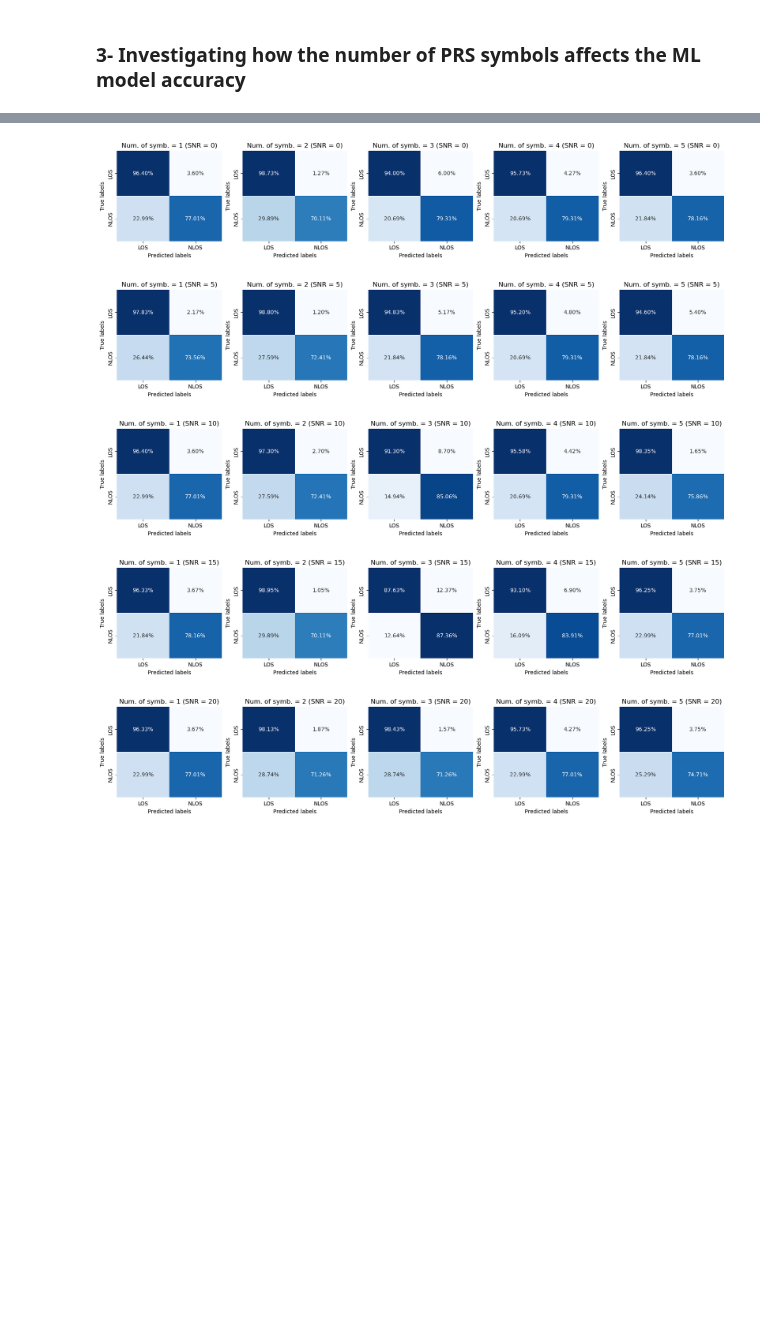
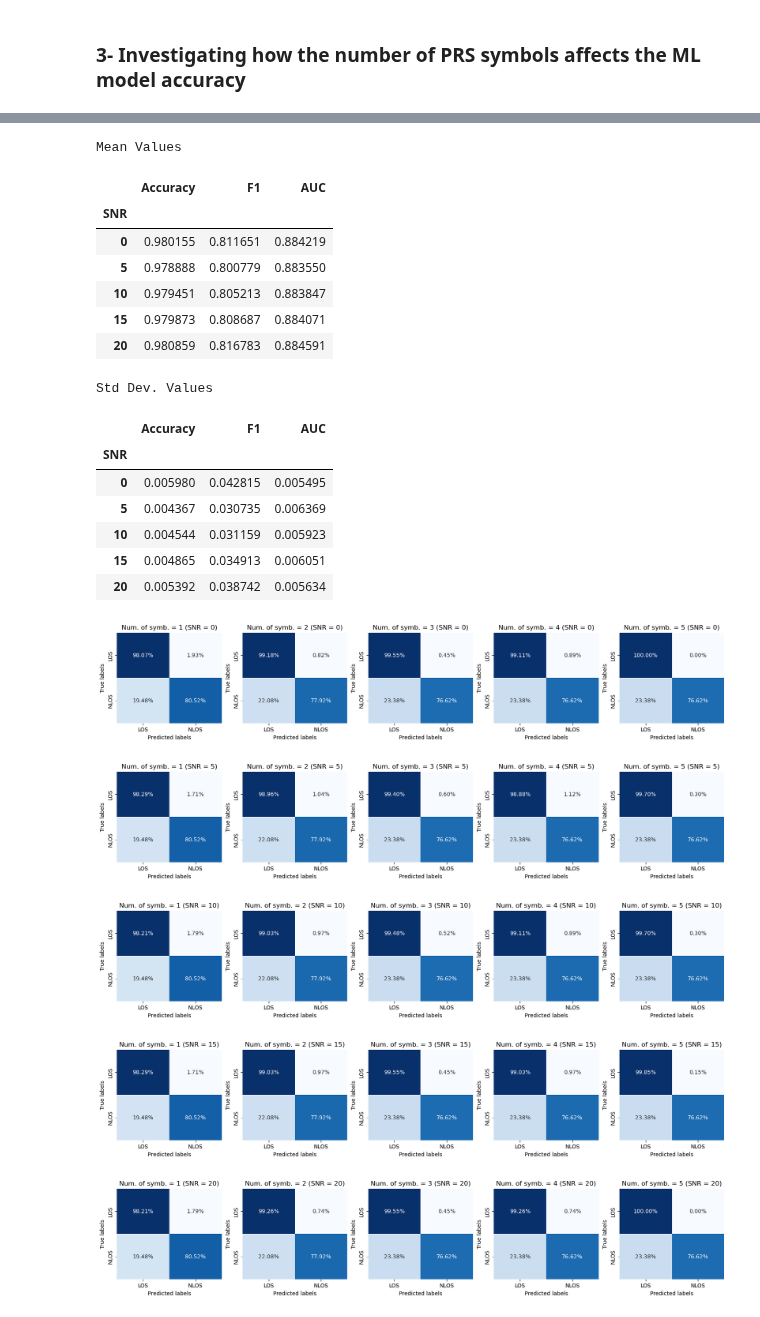
Before and after one commit to hamedtea/thesis, a Jupyter notebook: Feature_based_ML_model.ipynb, the cells around one changed output, grey strips where cells are left out. Drawn from its saved outputs; the diff is of its cells as text; code cells hidden in the pictures; blank space fills up the shorter version.

```diff
--- a/Feature_based_ML_model.ipynb
+++ b/Feature_based_ML_model.ipynb
@@ -8,13 +8,13 @@ import seaborn as sns
 ## Reading Features
 # %%
 #PRS = np.load('PRS.npy')
-FE_SNR = np.load('FE_SNR.npy')
-labels = np.load('labels.npy')
+FE_SNR_PRS = np.load('FE_SNR_PRS.npy')
+labels = np.load('label_bs_id_11.npy')
 #cor = np.load('cor.npy')
 #RX = np.load('RX_time.npy')
 #RX = np.stack((np.abs(RX), np.angle(RX)), axis = -2)
 #print(f'RX shape = {RX.shape}\ncorrelation shape = {cor.shape}\nstatistical feature shape = {FE.shape},\nLOS = {np.unique(labels, return_counts=True)}')
-FE = FE_SNR[2] #train the model with the highest noise value
+FE = FE_SNR_PRS[7] #train the model with the highest noise value
 print(f'statistical feature shape = {FE.shape},\nLOS/NLOS labels = {np.unique(labels, return_counts=True)}')
 unique_labels, counts = np.unique(labels, return_counts=True)
 class_names = ['LOS', 'NLOS']
@@ -752,5 +752,5 @@ sorted by accuracy, Noise = 20
 # %%
-final_classifier = SC_pipes[2]
+final_classifier = SC_pipes[4]
 final_classifier
 # %% [output]
 StackingClassifier(cv='prefit',
@@ -775,9 +775,11 @@ FINISHHHHHHHHHHHHHHHHHHHHHHHHHHHHHHH ---> NEW codes for novel ideas will be adde
 # %% [markdown]
 ### 2- Investigating the effect of noise floor using the best stacking classifier
 # %%
-ind = np.array([0, 1, 4, 5, 0+6, 1+6, 4+6, 5+6, 0+12, 1+12, 4+12, 5+12, 0+18, 1+18, 4+18, 5+18, 0+24, 1+24, 4+24, 5+24])
+ind = np.array([0, 1, 4, 5, 0+6, 1+6, 4+6, 5+6, 0+12, 1+12, 4+12, 5+12, 0+18, 1+18, 4+18, 5+18, 0+24, 1+24, 4+24, 5+24]) #dimention reduction indices according to pearson correlation analysis
 fig, ax = plt.subplots(nrows=1, ncols=5, figsize=(20, 3))
 output_SNR = {'SNR': SNRdB, "Accuracy":[], 'F1':[], 'AUC':[]}
+BW_100_indices = [1,4,7,10,13] #select thoes indices that include 100MHz BW
+FE_SNR = [FE_SNR_PRS[i] for i in BW_100_indices] #select signals with different noise values and the same 100MHz BW
 for idx, FE in enumerate(FE_SNR):
     u = FE.reshape(FE.shape[0], -1) #flatten for 5 symbols
     uu = u[:,ind] #select thoes statistical features that are not correlated --> column ind. is calculated before
@@ -835,10 +839,11 @@ final_model = estimators[2][1].named_steps['estimator'] # select the second tupl
 for idx, FE in enumerate(FE_SNR):
     fig, ax = plt.subplots(nrows=1, ncols=5, figsize=(20, 3))
     for symb in range(5):
-        FE_sym = FE[:,:symb+1,ind].reshape((FE_sym.shape[0], -1))
-        xx_train, xx_test, YY_train, YY_test = train_test_split(FE_sym, labels, test_size=0.2, random_state=42, stratify=labels)
+        FE_sym = FE[:,:symb+1,ind]
+        FE_sym_reshaped = FE_sym.reshape((FE_sym.shape[0], -1))
+        xx_train, xx_test, YY_train, YY_test = train_test_split(FE_sym_reshaped, labels, test_size=0.2, random_state=42, stratify=labels)
 
-        new_stacking_pipeline = StackingClassifier(estimators = base_models, final_estimator = final_model, cv=5) #we should define estimators in each iteration as the # of features is changed
+        new_stacking_pipeline = StackingClassifier(estimators = base_models, final_estimator = final_model, cv=2) #we should define estimators in each iteration as the # of features is changed
         new_stacking_pipeline.fit(xx_train, YY_train)
 
         y_sym_SNR_prob = new_stacking_pipeline.predict_proba(xx_test)
@@ -886,6 +891,22 @@ SNR Symbol.
+Mean Values
+|  | Accuracy | F1 | AUC |
+| SNR |  |  |  |
+| 0 | 0.980155 | 0.811651 | 0.884219 |
+| 5 | 0.978888 | 0.800779 | 0.883550 |
+| 10 | 0.979451 | 0.805213 | 0.883847 |
+| 15 | 0.979873 | 0.808687 | 0.884071 |
+| 20 | 0.980859 | 0.816783 | 0.884591 |
+Std Dev. Values
+|  | Accuracy | F1 | AUC |
+| SNR |  |  |  |
+| 0 | 0.005980 | 0.042815 | 0.005495 |
+| 5 | 0.004367 | 0.030735 | 0.006369 |
+| 10 | 0.004544 | 0.031159 | 0.005923 |
+| 15 | 0.004865 | 0.034913 | 0.006051 |
+| 20 | 0.005392 | 0.038742 | 0.005634 |
 [figure]
 [figure]
-[figure, old version]
+[figure, new version]
-[figure, old version]
+[figure, new version]
 [figure]
 # %% [markdown]
```
Also changed, not shown: parts of 19 cells of this notebook, 2 other files.
